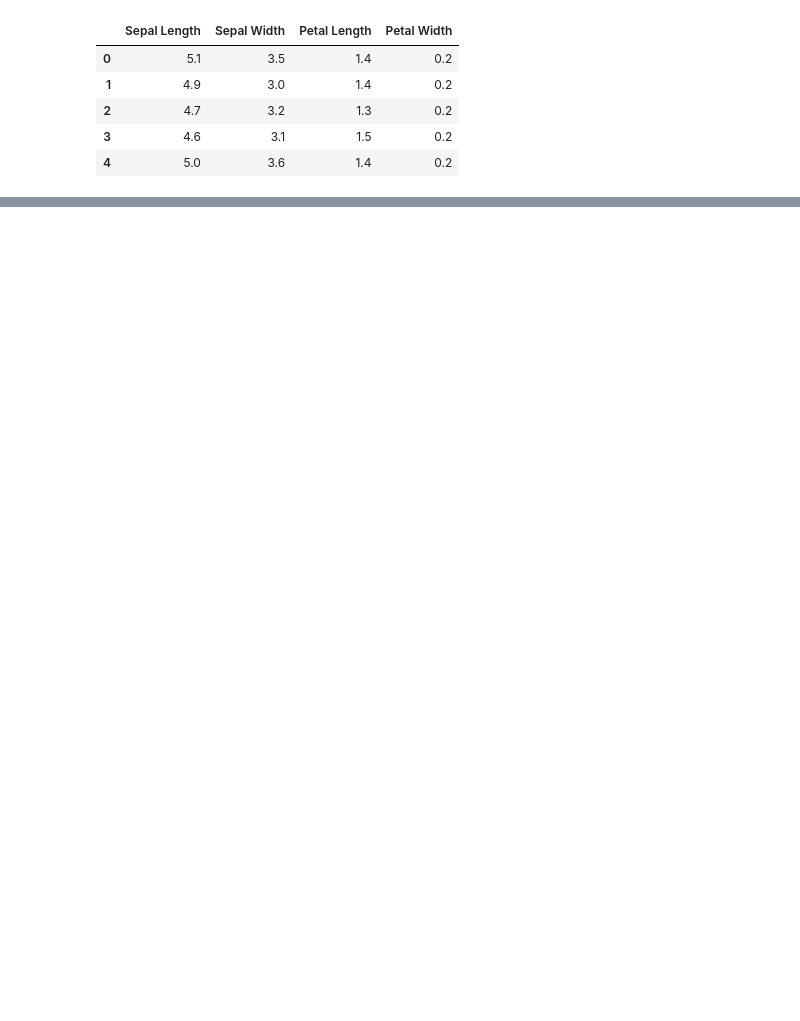
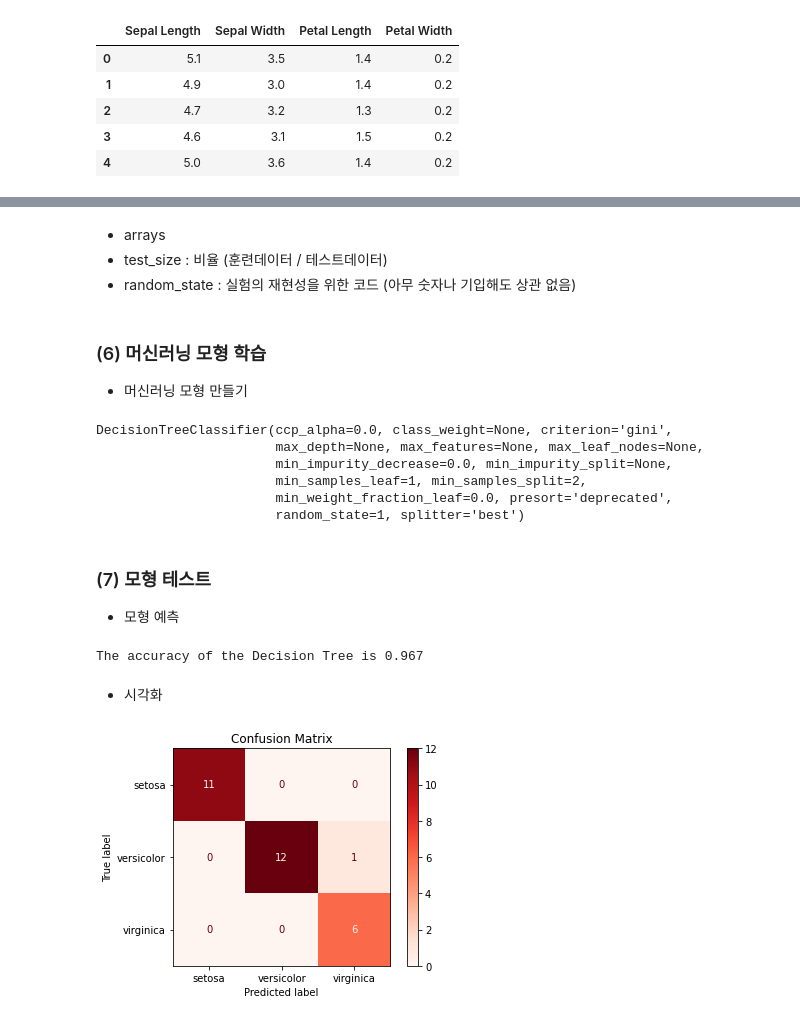
Before and after one commit to slee159/edu, a Jupyter notebook: 16일차_200818_(1)_scikit_learn.ipynb, the cells around one changed output, grey strips where cells are left out. Saved outputs shown, nothing was run; the diff lists cells and outputs as text; code cells hidden in the pictures; blank space fills up the shorter version.

```diff
--- a/16일차_200818_(1)_scikit_learn.ipynb
+++ b/16일차_200818_(1)_scikit_learn.ipynb
@@ -46,0 +119,56 @@ iris_df.head(5)
+# %%
+#https://scikit-learn.org/stable/modules/generated/sklearn.model_selection.train_test_split.html?highlight=train_test_split#sklearn.model_selection.train_test_split
+
+from sklearn.model_selection import train_test_split
+
+# 훈련 데이터와 테스트 데이터 분리
+X_train, X_test, y_train, y_test = train_test_split(iris_data,
+                                                    iris_label,
+                                                    test_size = 0.2,
+                                                    random_state =1)
+# %% [markdown]
+- arrays
+- test_size : 비율 (훈련데이터 / 테스트데이터)
+- random_state : 실험의 재현성을 위한 코드 (아무 숫자나 기입해도 상관 없음)
+# %% [markdown]
+### (6) 머신러닝 모형 학습
+- 머신러닝 모형 만들기
+# %%
+from sklearn.tree import DecisionTreeClassifier
+
+# 객체 생성
+dt_clf = DecisionTreeClassifier(random_state = 1)
+
+# 학습 수행
+dt_clf.fit(X_train, y_train)
+# %% [output]
+DecisionTreeClassifier(ccp_alpha=0.0, class_weight=None, criterion='gini',
+                       max_depth=None, max_features=None, max_leaf_nodes=None,
+                       min_impurity_decrease=0.0, min_impurity_split=None,
+                       min_samples_leaf=1, min_samples_split=2,
+                       min_weight_fraction_leaf=0.0, presort='deprecated',
+                       random_state=1, splitter='best')
+# %% [markdown]
+### (7) 모형 테스트
+- 모형 예측
+# %%
+from sklearn.metrics import accuracy_score
+pred = dt_clf.predict(X_test)
+print("The accuracy of the Decision Tree is {:.3f}".format(accuracy_score(pred, y_test)))
+# %% [output]
+The accuracy of the Decision Tree is 0.967
+# %% [markdown]
+- 시각화
+# %%
+from sklearn.tree import DecisionTreeClassifier, plot_tree
+from sklearn.metrics import plot_confusion_matrix
+
+labels = ['setosa', 'versicolor', 'virginica']
+disp = plot_confusion_matrix(dt_clf,
+                             X_test, y_test,
+                             display_labels=labels,
+                             cmap=plt.cm.Reds,
+                             normalize=None)
+disp.ax_.set_title('Confusion Matrix');
+# %% [output]
+[figure, added]
```
Also changed, not shown: parts of 10 cells of this notebook.
